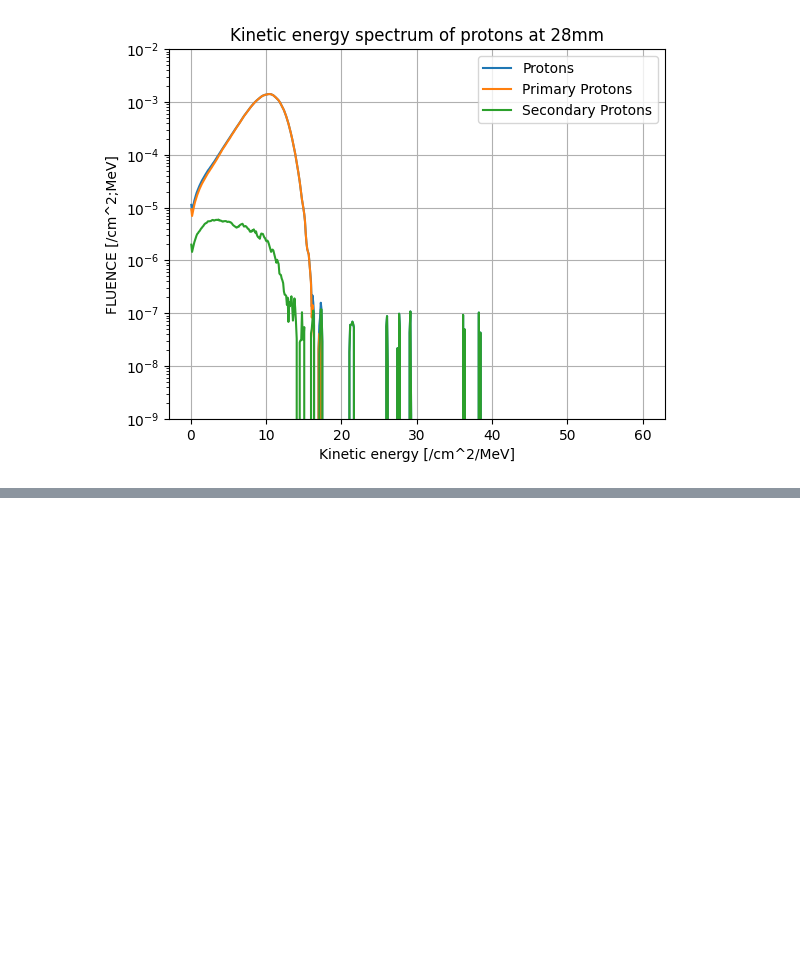
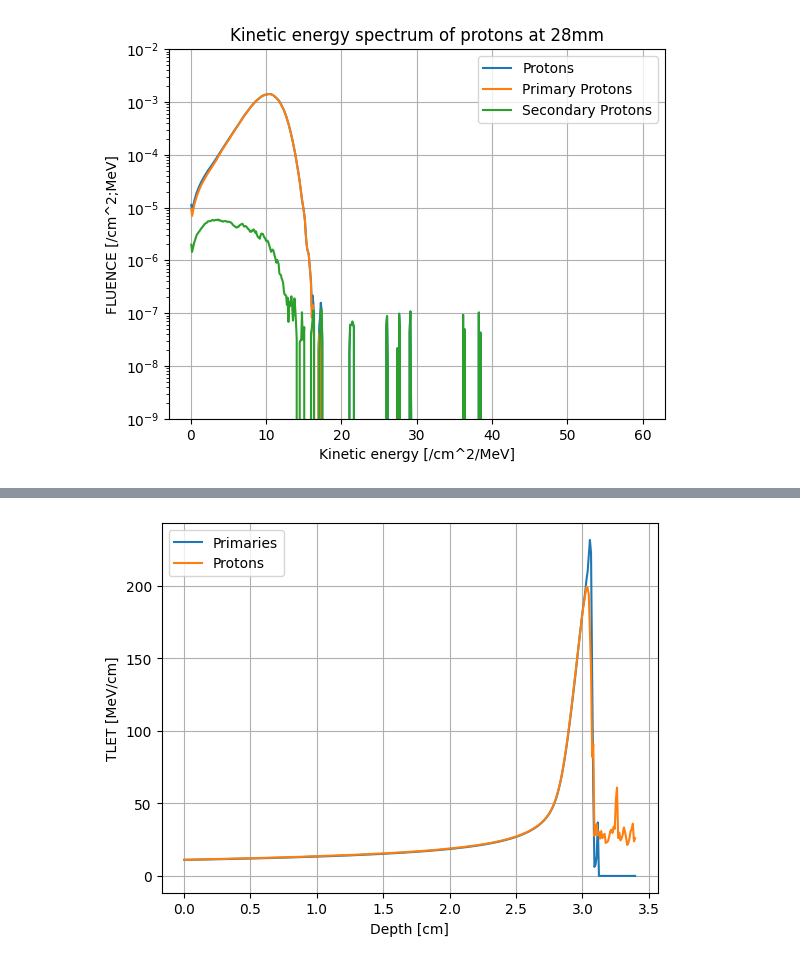
Before and after one commit to grzanka/plotly_lgad_dosimetry, a Jupyter notebook: montecarlo/mc.ipynb, the cells around one changed output, grey strips where cells are left out. Drawn from its saved outputs; the diff is of its cells as text; code cells hidden in the pictures; blank space fills up the shorter version.

```diff
--- a/montecarlo/mc.ipynb
+++ b/montecarlo/mc.ipynb
@@ -370,0 +387,13 @@ ax.set_ylim(1e-9, 1e-2);
+# %%
+tLETPrimaries = get_data_1d(bp_mc_data_file_sh12a, estimator_name="z_profile", page_name="tLETPrimaries")
+tLETProtons = get_data_1d(bp_mc_data_file_sh12a, estimator_name="z_profile", page_name="tLETProtons")
+
+fig, ax = plt.subplots()
+ax.plot(tLETPrimaries.x_values, tLETPrimaries.y_values, label="Primaries")
+ax.plot(tLETProtons.x_values, tLETProtons.y_values, label="Protons")
+ax.set_xlabel(f"Depth [cm]")
+ax.set_ylabel(f"{tLETPrimaries.y_name} [{tLETPrimaries.y_unit}]")
+ax.grid(True)
+ax.legend();
+# %% [output]
+[figure, added]
```
Also changed, not shown: parts of 5 cells of this notebook, 1 other file.
